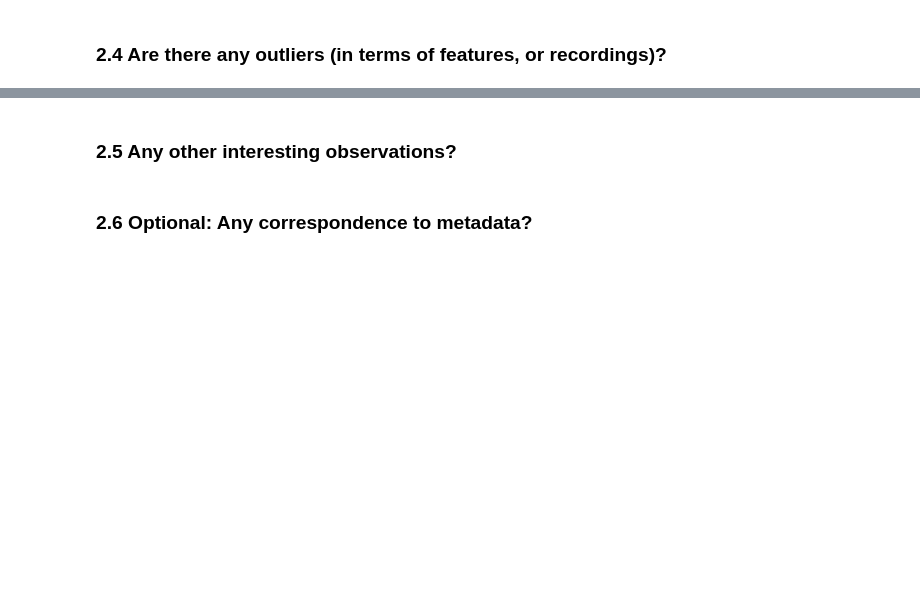
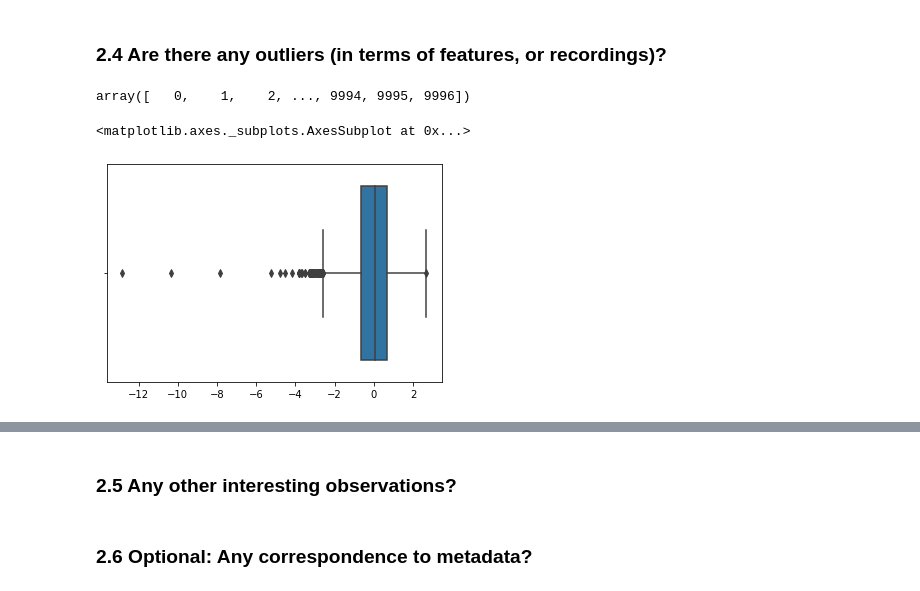
Before and after one commit to elias-gander/MLPC2020, a Jupyter notebook: MPLC2020.ipynb, the cells around one changed output, grey strips where cells are left out. Drawn from its saved outputs; the diff is of its cells as text; code cells hidden in the pictures; blank space fills up the shorter version.

```diff
--- a/MPLC2020.ipynb
+++ b/MPLC2020.ipynb
@@ -13,3 +13,5 @@ labels = [np.load(f) for f in glob.glob('train/npy/*.npz')]
+# %%
+data = OperaDataset(max_files=1)
 # %% [markdown]
 ## 2 Analyse the data
 # %% [markdown]
@@ -30,0 +82,8 @@ labels = [np.load(f) for f in glob.glob('train/npy/*.npz')]
+# %%
+z = np.abs(stats.zscore(data.features()))
+rows, columns = np.where(z > 3)
+np.unique(rows)
+
+# TODO: maybe remove those instances
+# %% [output]
+array([   0,    1,    2, ..., 9994, 9995, 9996])
@@ -30,0 +92,5 @@ labels = [np.load(f) for f in glob.glob('train/npy/*.npz')]
+# %%
+sns.boxplot(x=data.columns(data.feature_names[0]))
+# %% [output]
+<matplotlib.axes._subplots.AxesSubplot at 0x...>
+[figure, added]
```
Also changed, not shown: parts of 13 cells of this notebook, 1 other file.
